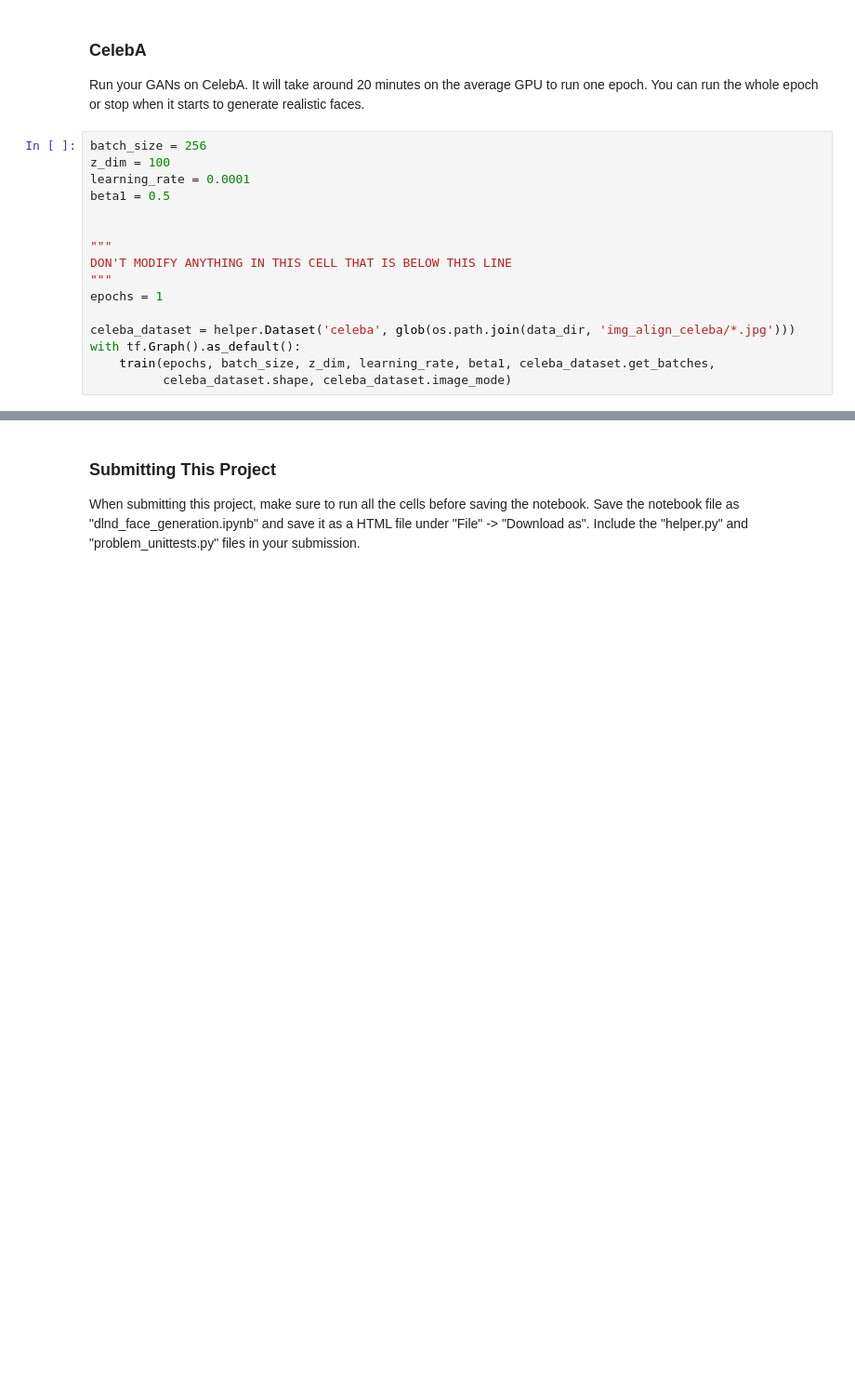
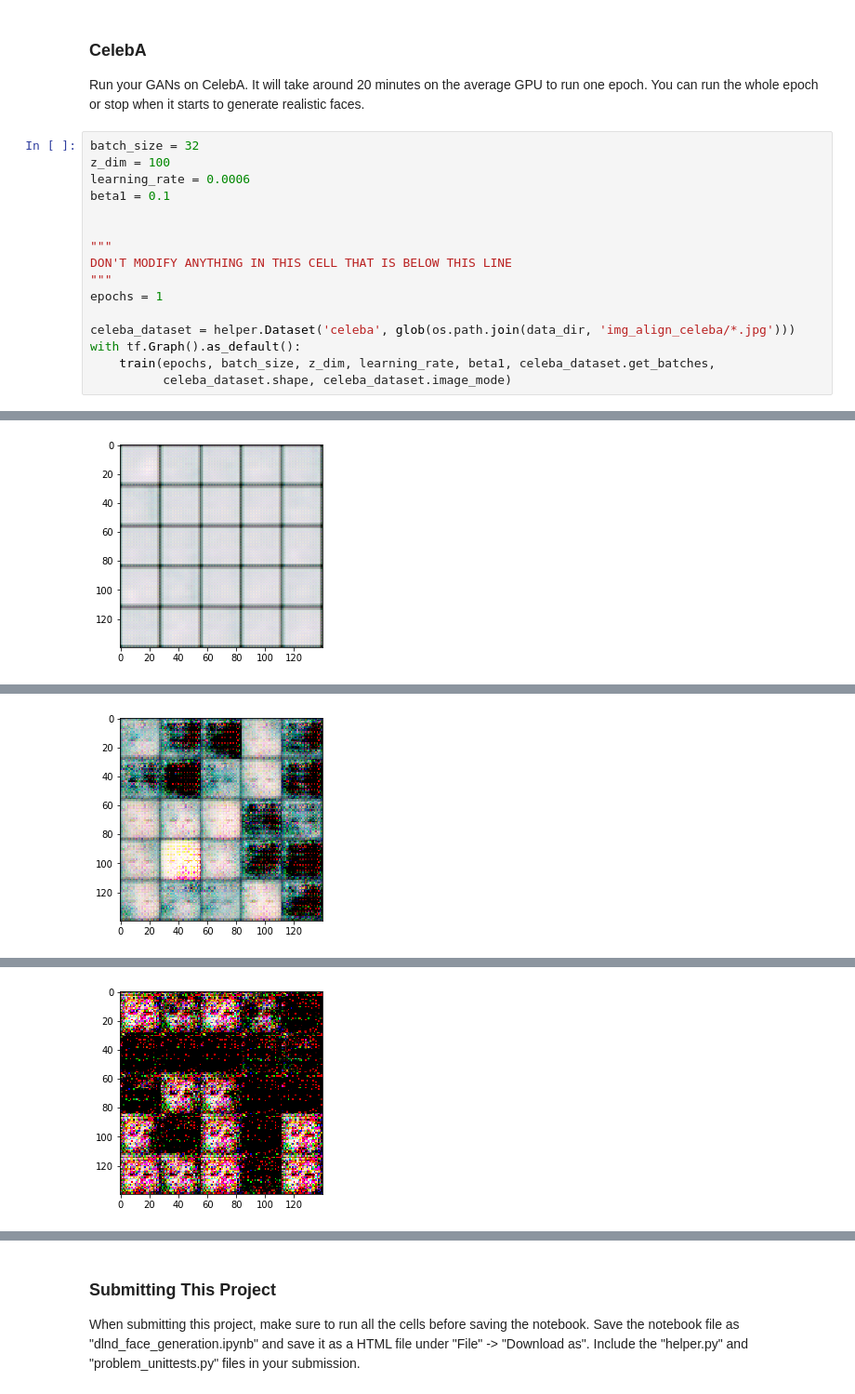
Before and after one commit to smkarber/udacity_face_generator, a Jupyter notebook: dlnd_face_generation.ipynb, the cells around one changed output, grey strips where cells are left out. Shown at 93% size. Saved outputs shown, nothing was run; the diff lists cells and outputs as text; blank space fills up the shorter version.

```diff
--- a/dlnd_face_generation.ipynb
+++ b/dlnd_face_generation.ipynb
@@ -408,10 +465,10 @@ ValueError: Trying to share variable generator/fully_connected/weights, but spec
 ### CelebA
 Run your GANs on CelebA.  It will take around 20 minutes on the average GPU to run one epoch.  You can run the whole epoch or stop when it starts to generate realistic faces.
 # %%
-batch_size = 256
+batch_size = 32
 z_dim = 100
-learning_rate = 0.0001
-beta1 = 0.5
+learning_rate = 0.0006
+beta1 = 0.1
 
 
 """
@@ -423,3 +480,4 @@ celeba_dataset = helper.Dataset('celeba', glob(os.path.join(data_dir, 'img_align
 with tf.Graph().as_default():
     train(epochs, batch_size, z_dim, learning_rate, beta1, celeba_dataset.get_batches,
           celeba_dataset.shape, celeba_dataset.image_mode)
+# %% [output]
@@ -425,0 +494 @@ with tf.Graph().as_default():
+[figure, added]
@@ -425,0 +505 @@ with tf.Graph().as_default():
+[figure, added]
@@ -425,0 +516 @@ with tf.Graph().as_default():
+[figure, added]
```
Also changed, not shown: parts of 4 cells of this notebook, 1 other file.
